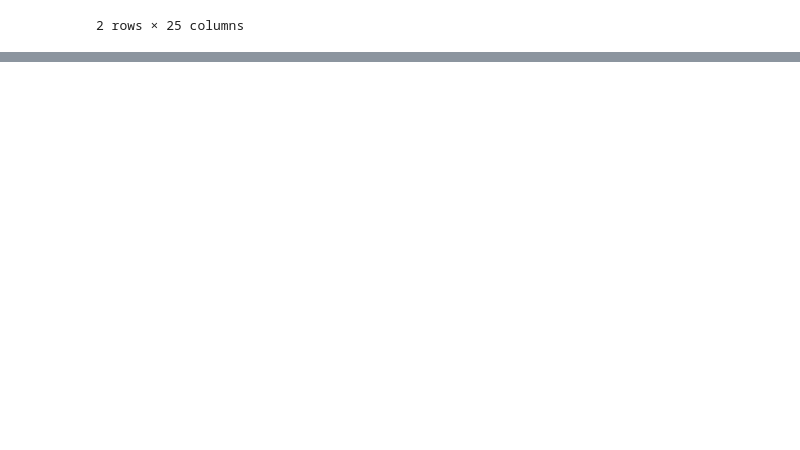
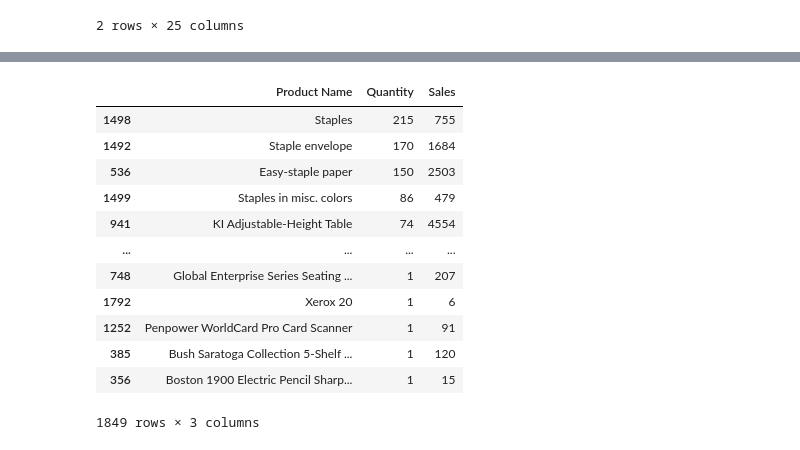
Before and after one commit to thanhENC/DA-course-UEL, a Jupyter notebook: 01. Visualization/TA-GiuaKy.ipynb, the cells around one changed output, grey strips where cells are left out. Drawn from its saved outputs; the diff is of its cells as text; code cells hidden in the pictures; blank space fills up the shorter version.

```diff
--- a/01. Visualization/TA-GiuaKy.ipynb
+++ b/01. Visualization/TA-GiuaKy.ipynb
@@ -211,0 +271,19 @@ df[df['Order ID']=='CA-2018-100090']
+# %%
+df_product = df.pivot_table(index='Product Name',
+               values=['Sales','Quantity'],
+               aggfunc=sum).reset_index()
+df_product.sort_values(by='Quantity', ascending=False)
+# %% [output]
+|  | Product Name | Quantity | Sales |
+| 1498 | Staples | 215 | 755 |
+| 1492 | Staple envelope | 170 | 1684 |
+| 536 | Easy-staple paper | 150 | 2503 |
+| 1499 | Staples in misc. colors | 86 | 479 |
+| 941 | KI Adjustable-Height Table | 74 | 4554 |
+| ... | ... | ... | ... |
+| 748 | Global Enterprise Series Seating ... | 1 | 207 |
+| 1792 | Xerox 20 | 1 | 6 |
+| 1252 | Penpower WorldCard Pro Card Scanner | 1 | 91 |
+| 385 | Bush Saratoga Collection 5-Shelf ... | 1 | 120 |
+| 356 | Boston 1900 Electric Pencil Sharp... | 1 | 15 |
+1849 rows × 3 columns
```
Also changed, not shown: parts of 6 cells of this notebook.
